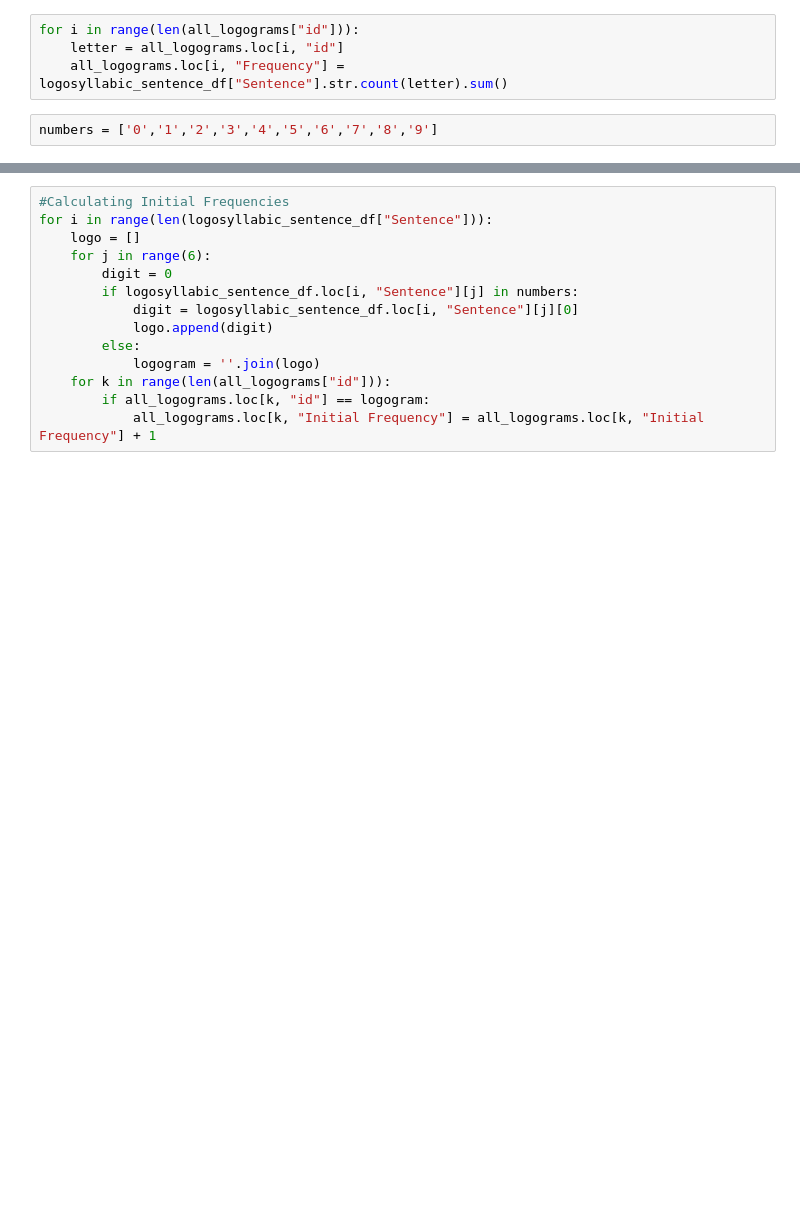
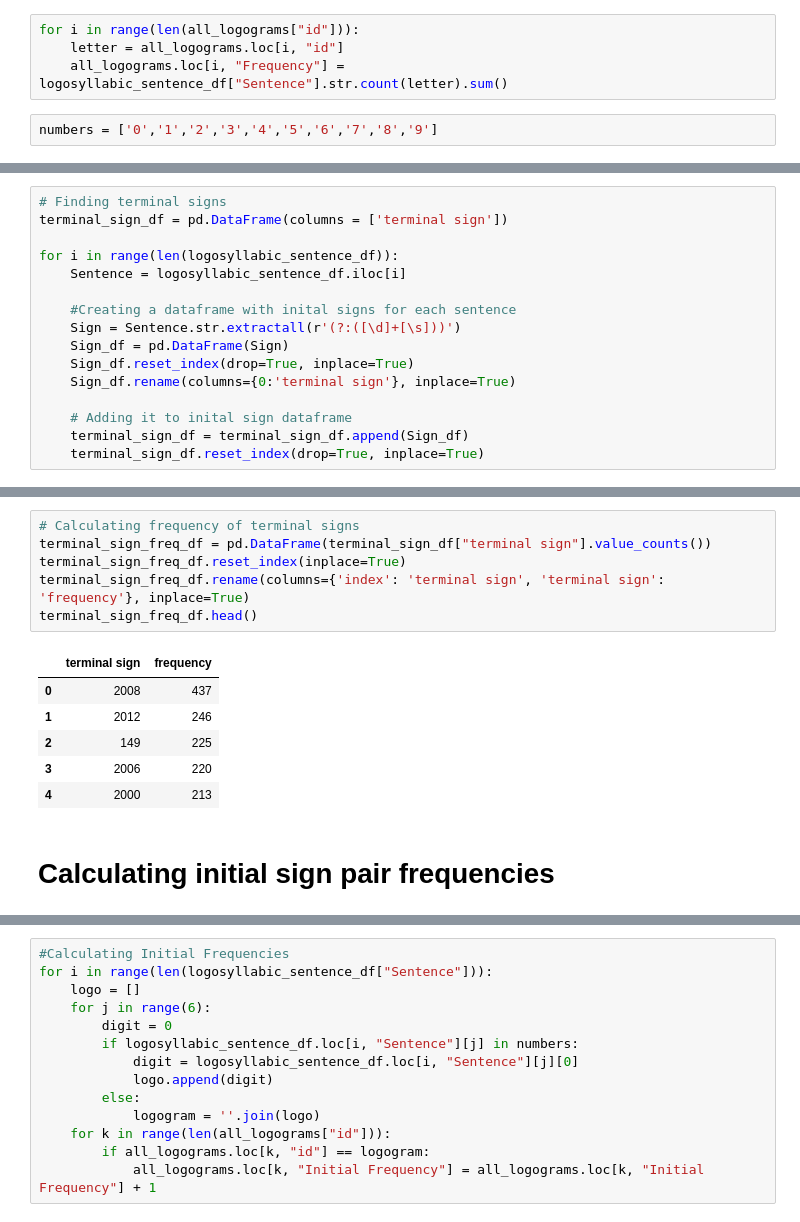
Before and after one commit to Kee2u/Deciphering_the_Indus_Valley_Script, a Jupyter notebook: Multivariate_Segmentation.ipynb, the cells around one changed output, grey strips where cells are left out. Saved outputs shown, nothing was run; the diff lists cells and outputs as text; blank space fills up the shorter version.

```diff
--- a/Multivariate_Segmentation.ipynb
+++ b/Multivariate_Segmentation.ipynb
@@ -57,0 +102,16 @@ numbers = ['0','1','2','3','4','5','6','7','8','9']
+# %%
+# Finding terminal signs
+terminal_sign_df = pd.DataFrame(columns = ['terminal sign'])
+
+for i in range(len(logosyllabic_sentence_df)):
+    Sentence = logosyllabic_sentence_df.iloc[i]
+
+    #Creating a dataframe with inital signs for each sentence
+    Sign = Sentence.str.extractall(r'(?:([\d]+[\s]))')
+    Sign_df = pd.DataFrame(Sign)
+    Sign_df.reset_index(drop=True, inplace=True)
+    Sign_df.rename(columns={0:'terminal sign'}, inplace=True)
+
+    # Adding it to inital sign dataframe
+    terminal_sign_df = terminal_sign_df.append(Sign_df)
+    terminal_sign_df.reset_index(drop=True, inplace=True)
@@ -57,0 +127,15 @@ numbers = ['0','1','2','3','4','5','6','7','8','9']
+# %%
+# Calculating frequency of terminal signs
+terminal_sign_freq_df = pd.DataFrame(terminal_sign_df["terminal sign"].value_counts())
+terminal_sign_freq_df.reset_index(inplace=True)
+terminal_sign_freq_df.rename(columns={'index': 'terminal sign', 'terminal sign': 'frequency'}, inplace=True)
+terminal_sign_freq_df.head()
+# %% [output]
+|  | terminal sign | frequency |
+| 0 | 2008 | 437 |
+| 1 | 2012 | 246 |
+| 2 | 149 | 225 |
+| 3 | 2006 | 220 |
+| 4 | 2000 | 213 |
+# %% [markdown]
+# Calculating initial sign pair frequencies
```
Also changed, not shown: parts of 14 cells of this notebook.
